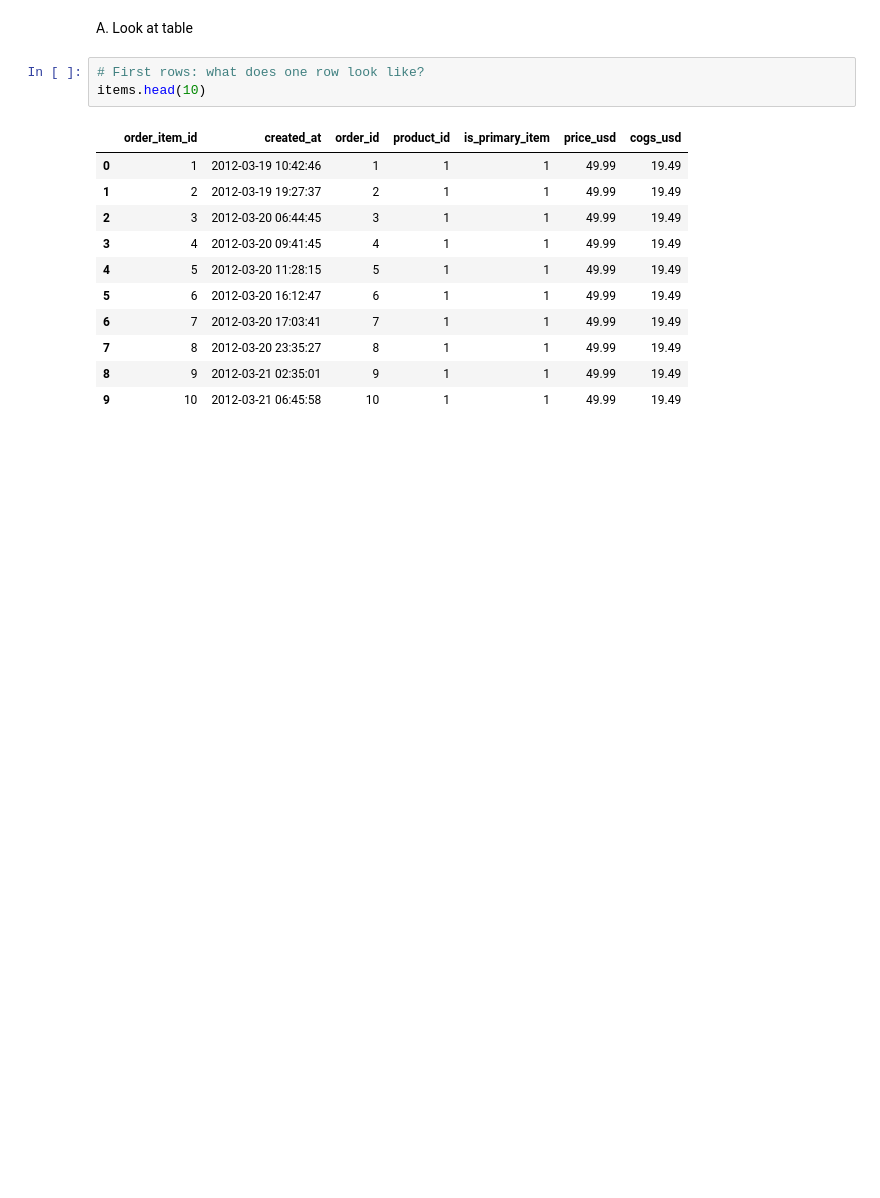
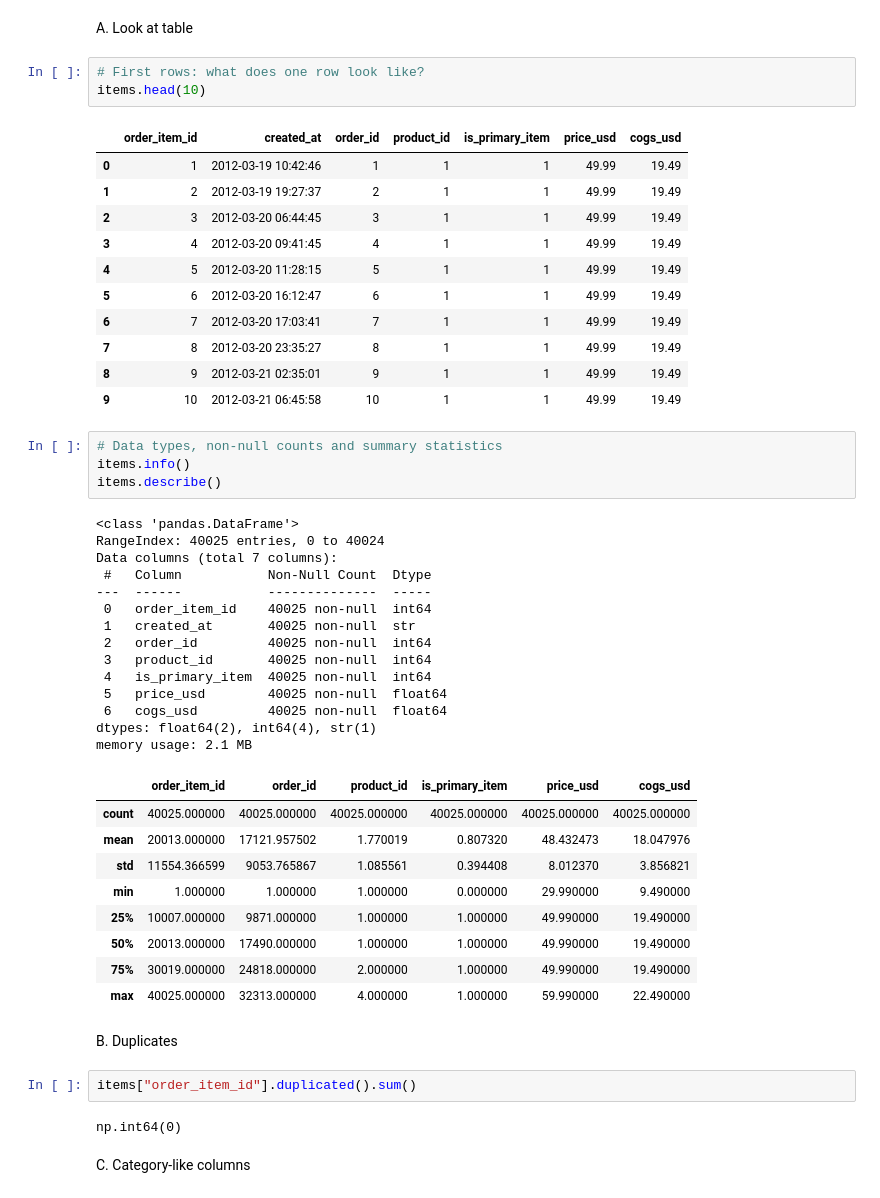
Before and after one commit to sunitapalubanjar/product-expansion-profitability, a Jupyter notebook: notebooks/01_data_profiling.ipynb, the cells around one changed output. Drawn from its saved outputs; the diff is of its cells as text; blank space fills up the shorter version.

```diff
--- a/notebooks/01_data_profiling.ipynb
+++ b/notebooks/01_data_profiling.ipynb
@@ -631,3 +654,39 @@ items.head(10)
 | 7 | 8 | 2012-03-20 23:35:27 | 8 | 1 | 1 | 49.99 | 19.49 |
 | 8 | 9 | 2012-03-21 02:35:01 | 9 | 1 | 1 | 49.99 | 19.49 |
 | 9 | 10 | 2012-03-21 06:45:58 | 10 | 1 | 1 | 49.99 | 19.49 |
+# %%
+# Data types, non-null counts and summary statistics
+items.info()
+items.describe()
+# %% [output]
+<class 'pandas.DataFrame'>
+RangeIndex: 40025 entries, 0 to 40024
+Data columns (total 7 columns):
+ #   Column           Non-Null Count  Dtype
+---  ------           --------------  -----
+ 0   order_item_id    40025 non-null  int64
+ 1   created_at       40025 non-null  str
+ 2   order_id         40025 non-null  int64
+ 3   product_id       40025 non-null  int64
+ 4   is_primary_item  40025 non-null  int64
+ 5   price_usd        40025 non-null  float64
+ 6   cogs_usd         40025 non-null  float64
+dtypes: float64(2), int64(4), str(1)
+memory usage: 2.1 MB
+|  | order_item_id | order_id | product_id | is_primary_item | price_usd | cogs_usd |
+| count | 40025.000000 | 40025.000000 | 40025.000000 | 40025.000000 | 40025.000000 | 40025.000000 |
+| mean | 20013.000000 | 17121.957502 | 1.770019 | 0.807320 | 48.432473 | 18.047976 |
+| std | 11554.366599 | 9053.765867 | 1.085561 | 0.394408 | 8.012370 | 3.856821 |
+| min | 1.000000 | 1.000000 | 1.000000 | 0.000000 | 29.990000 | 9.490000 |
+| 25% | 10007.000000 | 9871.000000 | 1.000000 | 1.000000 | 49.990000 | 19.490000 |
+| 50% | 20013.000000 | 17490.000000 | 1.000000 | 1.000000 | 49.990000 | 19.490000 |
+| 75% | 30019.000000 | 24818.000000 | 2.000000 | 1.000000 | 49.990000 | 19.490000 |
+| max | 40025.000000 | 32313.000000 | 4.000000 | 1.000000 | 59.990000 | 22.490000 |
+# %% [markdown]
+B. Duplicates
+# %%
+items["order_item_id"].duplicated().sum()
+# %% [output]
+np.int64(0)
+# %% [markdown]
+C. Category-like columns
```
Also changed, not shown: parts of 46 cells of this notebook, 2 other files.
